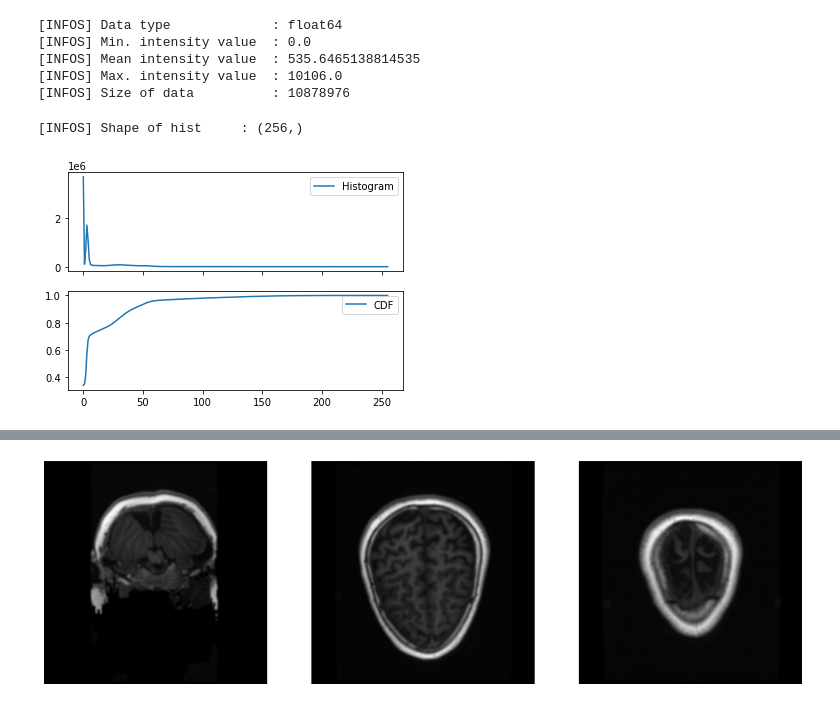
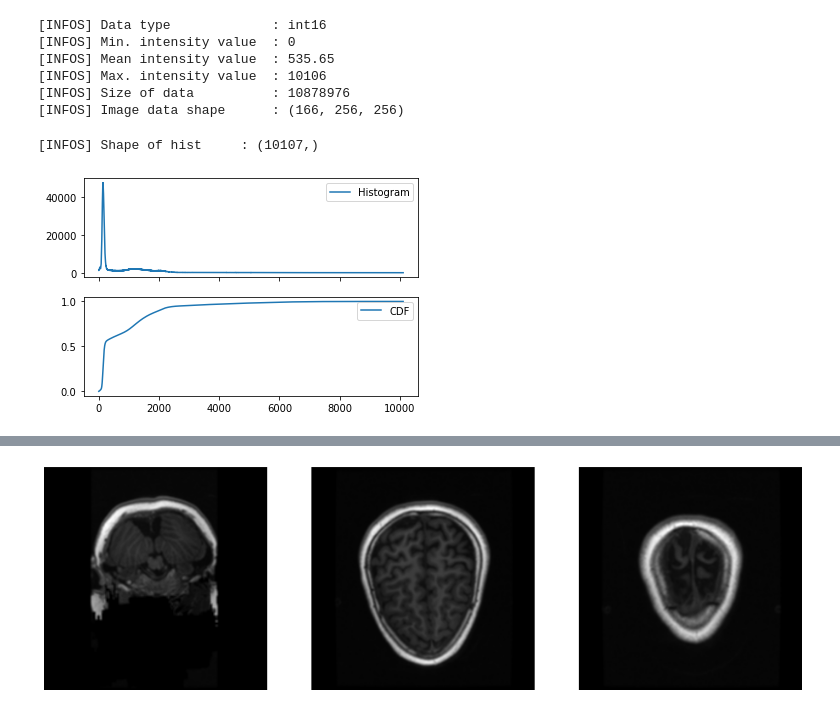
Before and after one commit to LesInsidersIA/medical-biometrics, a Jupyter notebook: assignement2/medical_practical.ipynb, the cells around one changed output, grey strips where cells are left out. Cells and saved outputs as stored; diff of their text form; code cells hidden in the pictures.

Commit message:
loadring MRI images

```diff
--- a/assignement2/medical_practical.ipynb
+++ b/assignement2/medical_practical.ipynb
@@ -16,9 +16,11 @@ p = "data/BRAIN.nii"
 d = nib.load(p)
 
 # access to the numpy array
-d = (d.get_fdata()).T
-print("[INFOS] 2D Array slice data type :", type(d)) #-> numpy array
-print("[INFOS] Shape of 3D image array  :", d.shape)
+im1 = d.get_fdata().T
+im = d.get_data().T
+
+print("[INFOS] 2D Array slice data type :", type(im)) #-> numpy array
+print("[INFOS] Shape of 3D image array  :", im.shape)
 # %% [output]
 [INFOS] 2D Array slice data type : <class 'numpy.memmap'>
 [INFOS] Shape of 3D image array  : (166, 256, 256)
@@ -43,47 +48,38 @@ NameError: name 'data' is not defined
 # %%
-'''---------------------------------------------------------------------------------------
-Load one slice and show the necessary informations
-    a - Check the intensity;
-    b - Minimum intensity;
-    c - Data type;
-    d - Maximum intensity;
-
-Note : Array's data types controls range of possible intensities.
-------------------------------------------------------------------------------------------
-'''
-
-print('[INFOS] Data type             :', d.dtype)
-print('[INFOS] Min. intensity value  :', d.min())
-print('[INFOS] Mean intensity value  :', d.mean())
-print('[INFOS] Max. intensity value  :', d.max())
-print('[INFOS] Size of data          :', d.size)
+print('[INFOS] Data type             :', im.dtype)
+print('[INFOS] Min. intensity value  :', im.min())
+print('[INFOS] Mean intensity value  :', np.round(im.mean(),2))
+print('[INFOS] Max. intensity value  :', im.max())
+print('[INFOS] Size of data          :', im.size)
+print('[INFOS] Image data shape      :', im.shape)
 # %% [output]
-[INFOS] Data type             : float64
-[INFOS] Min. intensity value  : 0.0
-[INFOS] Mean intensity value  : 535.6465138814535
-[INFOS] Max. intensity value  : 10106.0
+[INFOS] Data type             : int16
+[INFOS] Min. intensity value  : 0
+[INFOS] Mean intensity value  : 535.65
+[INFOS] Max. intensity value  : 10106
 [INFOS] Size of data          : 10878976
+[INFOS] Image data shape      : (166, 256, 256)
 # %%
 '''---------------------------------------------------------------------------------------
 Plot of the histogram and CDF cumulative distribution function.
 ------------------------------------------------------------------------------------------
 '''
+# Create a histogram, binned at each possible value
+hist = ndi.measurements.histogram(im, min=1, max=10106, bins=10107)
 
-# Create a histogram, binned at each possible value
-hist = ndi.measurements.histogram(d, min=0, max=10106, bins=256)
 # Create a cumulative distribution function
 cdf = hist.cumsum() / hist.sum()
 
 # Histogram for the in16 data type
 # Plot the histogram and CDF
 
 fig, axes = plt.subplots(2, 1, sharex=True)
 axes[0].plot(hist, label='Histogram')
 axes[1].plot(cdf, label='CDF')
 axes[0].legend()
 axes[1].legend()
 
 print("[INFOS] Shape of hist     :", hist.shape)
 # %% [output]
-[INFOS] Shape of hist     : (256,)
+[INFOS] Shape of hist     : (10107,)
-[figure, old version]
+[figure, new version]
```
Also changed, not shown: parts of 11 cells of this notebook, 13 other files.
